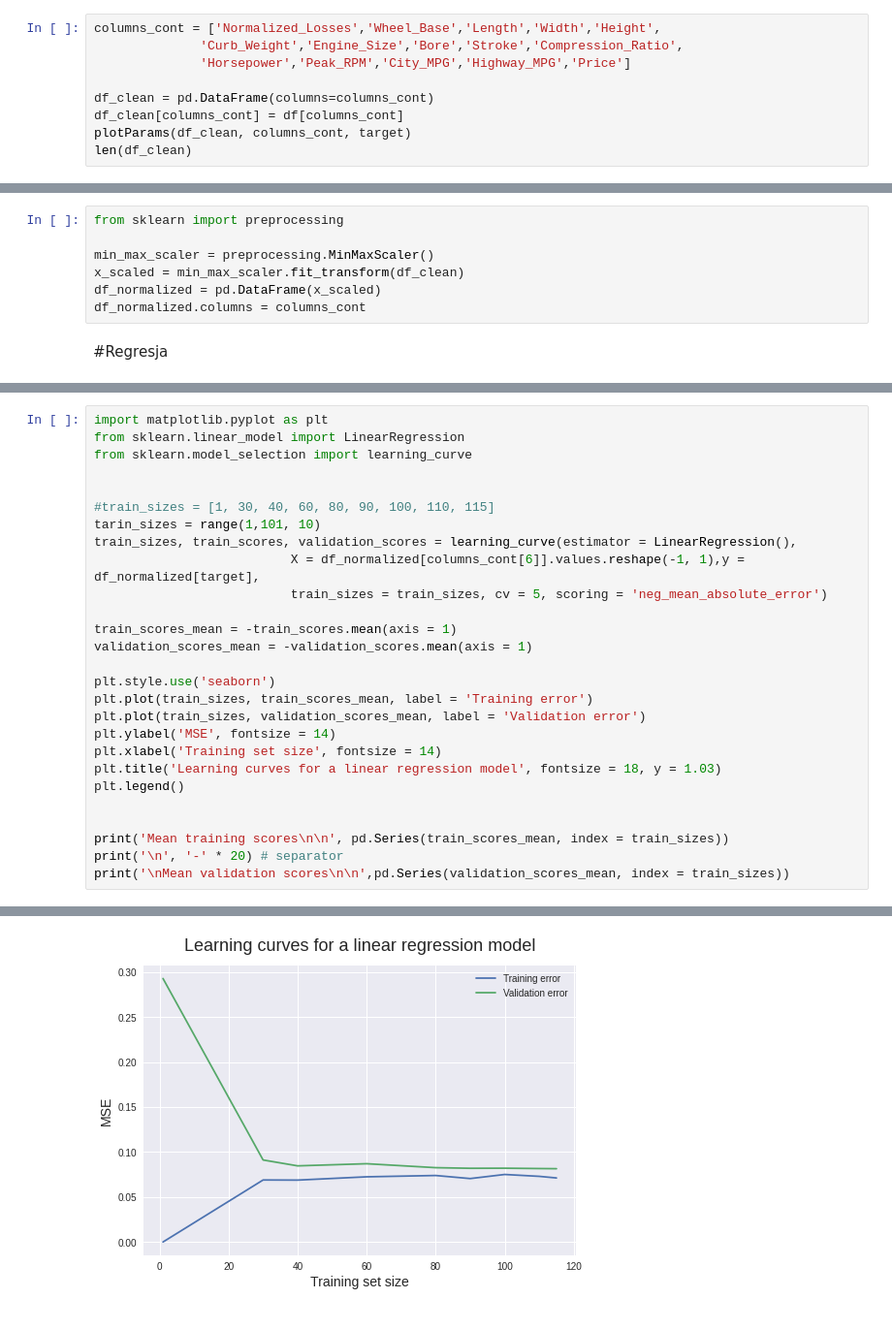
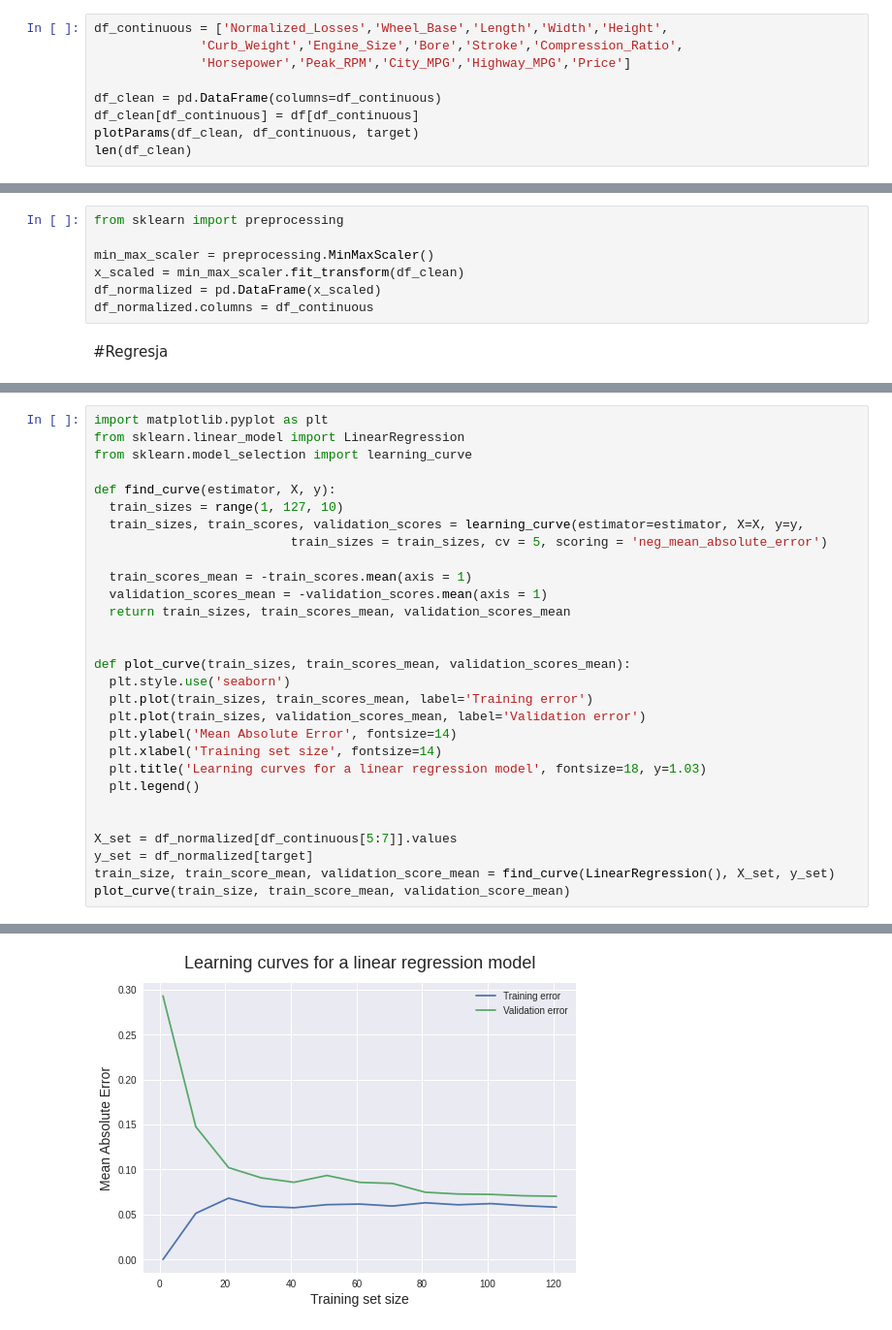
Before and after one commit to nikitagrygoriev/CI, a Jupyter notebook: ProjectCI_1.ipynb, the cells around one changed output, grey strips where cells are left out. Shown at 97% size. Cells and saved outputs as stored; diff of their text form.

```diff
--- a/ProjectCI_1.ipynb
+++ b/ProjectCI_1.ipynb
@@ -92,11 +127,11 @@ plotParams(df, column_names[:-1], target)
 # %%
-columns_cont = ['Normalized_Losses','Wheel_Base','Length','Width','Height',
+df_continuous = ['Normalized_Losses','Wheel_Base','Length','Width','Height',
               'Curb_Weight','Engine_Size','Bore','Stroke','Compression_Ratio',
               'Horsepower','Peak_RPM','City_MPG','Highway_MPG','Price']
 
-df_clean = pd.DataFrame(columns=columns_cont)
-df_clean[columns_cont] = df[columns_cont]
-plotParams(df_clean, columns_cont, target)
+df_clean = pd.DataFrame(columns=df_continuous)
+df_clean[df_continuous] = df[df_continuous]
+plotParams(df_clean, df_continuous, target)
 len(df_clean)
 # %% [output]
 159
@@ -114,7 +156,7 @@ from sklearn import preprocessing
 min_max_scaler = preprocessing.MinMaxScaler()
 x_scaled = min_max_scaler.fit_transform(df_clean)
 df_normalized = pd.DataFrame(x_scaled)
-df_normalized.columns = columns_cont
+df_normalized.columns = df_continuous
 # %% [markdown]
 #Regresja
 # %% [markdown]
@@ -200,26 +287,28 @@ import matplotlib.pyplot as plt
 from sklearn.linear_model import LinearRegression
 from sklearn.model_selection import learning_curve
 
-
-#train_sizes = [1, 30, 40, 60, 80, 90, 100, 110, 115]
-tarin_sizes = range(1,101, 10)
-train_sizes, train_scores, validation_scores = learning_curve(estimator = LinearRegression(),
-                          X = df_normalized[columns_cont[6]].values.reshape(-1, 1),y = df_normalized[target],
+def find_curve(estimator, X, y):
+  train_sizes = range(1, 127, 10)
+  train_sizes, train_scores, validation_scores = learning_curve(estimator=estimator, X=X, y=y,
                           train_sizes = train_sizes, cv = 5, scoring = 'neg_mean_absolute_error')
 
-train_scores_mean = -train_scores.mean(axis = 1)
-validation_scores_mean = -validation_scores.mean(axis = 1)
-
-plt.style.use('seaborn')
-plt.plot(train_sizes, train_scores_mean, label = 'Training error')
-plt.plot(train_sizes, validation_scores_mean, label = 'Validation error')
-plt.ylabel('MSE', fontsize = 14)
-plt.xlabel('Training set size', fontsize = 14)
-plt.title('Learning curves for a linear regression model', fontsize = 18, y = 1.03)
-plt.legend()
+  train_scores_mean = -train_scores.mean(axis = 1)
+  validation_scores_mean = -validation_scores.mean(axis = 1)
+  return train_sizes, train_scores_mean, validation_scores_mean
 
 
-print('Mean training scores\n\n', pd.Series(train_scores_mean, index = train_sizes))
-print('\n', '-' * 20) # separator
-print('\nMean validation scores\n\n',pd.Series(validation_scores_mean, index = train_sizes))
+def plot_curve(train_sizes, train_scores_mean, validation_scores_mean):
+  plt.style.use('seaborn')
+  plt.plot(train_sizes, train_scores_mean, label='Training error')
+  plt.plot(train_sizes, validation_scores_mean, label='Validation error')
+  plt.ylabel('Mean Absolute Error', fontsize=14)
+  plt.xlabel('Training set size', fontsize=14)
+  plt.title('Learning curves for a linear regression model', fontsize=18, y=1.03)
+  plt.legend()
+
+
+X_set = df_normalized[df_continuous[5:7]].values
+y_set = df_normalized[target]
+train_size, train_score_mean, validation_score_mean = find_curve(LinearRegression(), X_set, y_set)
+plot_curve(train_size, train_score_mean, validation_score_mean)
 # %% [output]
@@ -243 +318 @@ dtype: float64
-[figure, old version]
+[figure, new version]
```
Also changed, not shown: parts of 37 cells of this notebook.
